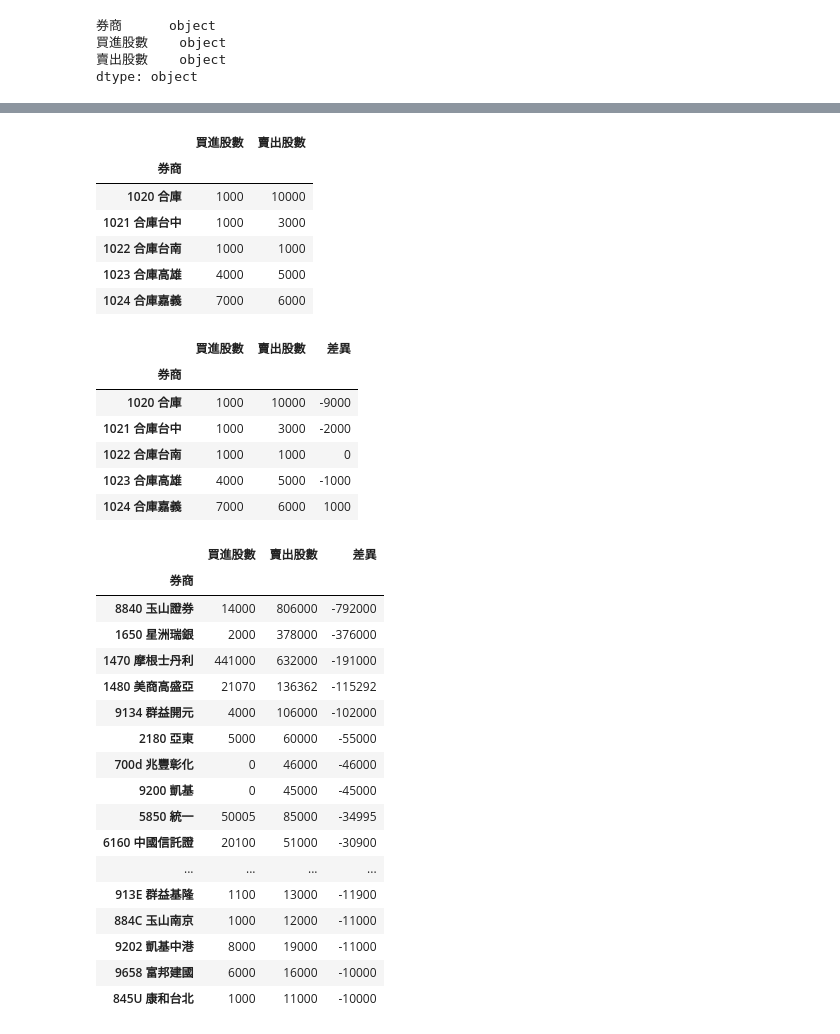
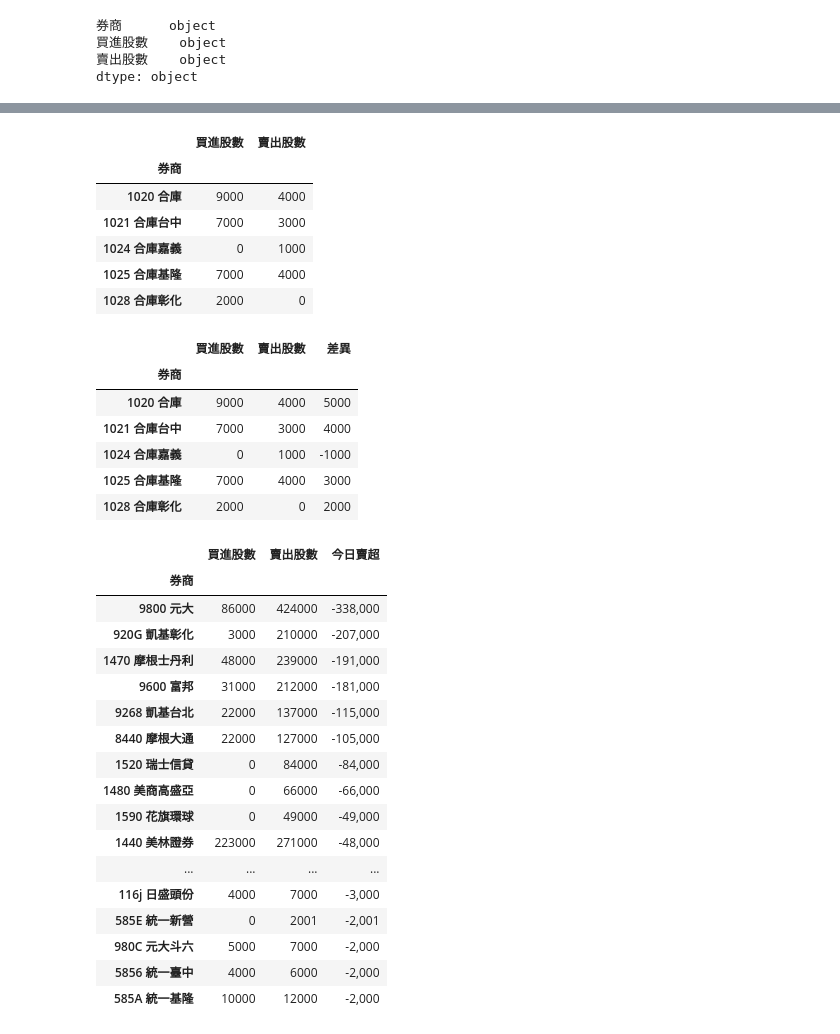
Before and after one commit to cwcheng0/practicepython, a Jupyter notebook: TaiwanStockCountOTC_3218.ipynb, the cells around one changed output, grey strips where cells are left out. Saved outputs shown, nothing was run; the diff lists cells and outputs as text; code cells hidden in the pictures.

```diff
--- a/TaiwanStockCountOTC_3218.ipynb
+++ b/TaiwanStockCountOTC_3218.ipynb
@@ -8,0 +51,7 @@ import numpy as np
+# %%
+# Get today's date
+from datetime import date
+today = date.today()
+
+dd = today.strftime("%m%d")
+print("dd =", dd)
@@ -9,7 +60,8 @@ import numpy as np
 # %%
 # Check first 5 rows in a file
+# Modified date to today.
 # from tabula import
-df = pd.read_csv('3218_20200918.CSV',encoding='utf-8',skiprows=2)
+df = pd.read_csv('/content/gdrive/My Drive/ContestData/FinanceData/3218_2020'+ dd + '.CSV',encoding='utf-8',skiprows=2)
 
 # Notice datatypes changed in some columns.
 # Check first few rows.
@@ -102,8 +158,7 @@ df3.tail()
 # %%
 # Check if we need to delete the last row?
-# Check if there is a Nan?
 # delete last row
-df3.dropna(subset = ["買進股數"], inplace=True)
+df3.drop(df3.tail(1).index,inplace=True)
 df3.tail()
 # %% [output]
 |  | 序號 | 券商 | 價格 | 買進股數 | 賣出股數 |
@@ -205,11 +240,11 @@ df5.head()
 # %% [output]
 |  | 買進股數 | 賣出股數 |
 | 券商 |  |  |
-| 1020 合庫 | 1000 | 10000 |
-| 1021 合庫台中 | 1000 | 3000 |
-| 1022 合庫台南 | 1000 | 1000 |
-| 1023 合庫高雄 | 4000 | 5000 |
-| 1024 合庫嘉義 | 7000 | 6000 |
+| 1020 合庫 | 9000 | 4000 |
+| 1021 合庫台中 | 7000 | 3000 |
+| 1024 合庫嘉義 | 0 | 1000 |
+| 1025 合庫基隆 | 7000 | 4000 |
+| 1028 合庫彰化 | 2000 | 0 |
 # %%
 # Sub to get values and sort.
 df5['差異']=df5['買進股數']-df5['賣出股數']
@@ -217,37 +252,43 @@ df5.head()
 # %% [output]
 |  | 買進股數 | 賣出股數 | 差異 |
 | 券商 |  |  |  |
-| 1020 合庫 | 1000 | 10000 | -9000 |
-| 1021 合庫台中 | 1000 | 3000 | -2000 |
-| 1022 合庫台南 | 1000 | 1000 | 0 |
-| 1023 合庫高雄 | 4000 | 5000 | -1000 |
-| 1024 合庫嘉義 | 7000 | 6000 | 1000 |
+| 1020 合庫 | 9000 | 4000 | 5000 |
+| 1021 合庫台中 | 7000 | 3000 | 4000 |
+| 1024 合庫嘉義 | 0 | 1000 | -1000 |
+| 1025 合庫基隆 | 7000 | 4000 | 3000 |
+| 1028 合庫彰化 | 2000 | 0 | 2000 |
 # %%
 # Sort by Value-差異
 df6 = df5.sort_values(by=['差異'])
 
+# Change a column name
+df6.columns = ['買進股數', '賣出股數', '今日賣超']
+
+# Add a comma into an integer column
+df6['今日賣超'] = df6.apply(lambda x: "{:,}".format(x['今日賣超']), axis=1)
+
 # return first 40 rows
 # 顯示賣出量最大40間券商
 df6.head(40)
 # %% [output]
-|  | 買進股數 | 賣出股數 | 差異 |
+|  | 買進股數 | 賣出股數 | 今日賣超 |
 | 券商 |  |  |  |
-| 8840 玉山證券 | 14000 | 806000 | -792000 |
-| 1650 星洲瑞銀 | 2000 | 378000 | -376000 |
-| 1470 摩根士丹利 | 441000 | 632000 | -191000 |
-| 1480 美商高盛亞 | 21070 | 136362 | -115292 |
-| 9134 群益開元 | 4000 | 106000 | -102000 |
-| 2180 亞東 | 5000 | 60000 | -55000 |
-| 700d 兆豐彰化 | 0 | 46000 | -46000 |
-| 9200 凱基 | 0 | 45000 | -45000 |
-| 5850 統一 | 50005 | 85000 | -34995 |
-| 6160 中國信託證 | 20100 | 51000 | -30900 |
+| 9800 元大 | 86000 | 424000 | -338,000 |
+| 920G 凱基彰化 | 3000 | 210000 | -207,000 |
+| 1470 摩根士丹利 | 48000 | 239000 | -191,000 |
+| 9600 富邦 | 31000 | 212000 | -181,000 |
+| 9268 凱基台北 | 22000 | 137000 | -115,000 |
+| 8440 摩根大通 | 22000 | 127000 | -105,000 |
+| 1520 瑞士信貸 | 0 | 84000 | -84,000 |
+| 1480 美商高盛亞 | 0 | 66000 | -66,000 |
+| 1590 花旗環球 | 0 | 49000 | -49,000 |
+| 1440 美林證券 | 223000 | 271000 | -48,000 |
 | ... | ... | ... | ... |
-| 913E 群益基隆 | 1100 | 13000 | -11900 |
-| 884C 玉山南京 | 1000 | 12000 | -11000 |
-| 9202 凱基中港 | 8000 | 19000 | -11000 |
-| 9658 富邦建國 | 6000 | 16000 | -10000 |
-| 845U 康和台北 | 1000 | 11000 | -10000 |
+| 116j 日盛頭份 | 4000 | 7000 | -3,000 |
+| 585E 統一新營 | 0 | 2001 | -2,001 |
+| 980C 元大斗六 | 5000 | 7000 | -2,000 |
+| 5856 統一臺中 | 4000 | 6000 | -2,000 |
+| 585A 統一基隆 | 10000 | 12000 | -2,000 |
 # %%
 # Reverse sort
 df7 = df5.sort_values(by=['差異'],ascending=False)
```
Also changed, not shown: parts of 33 cells of this notebook.
